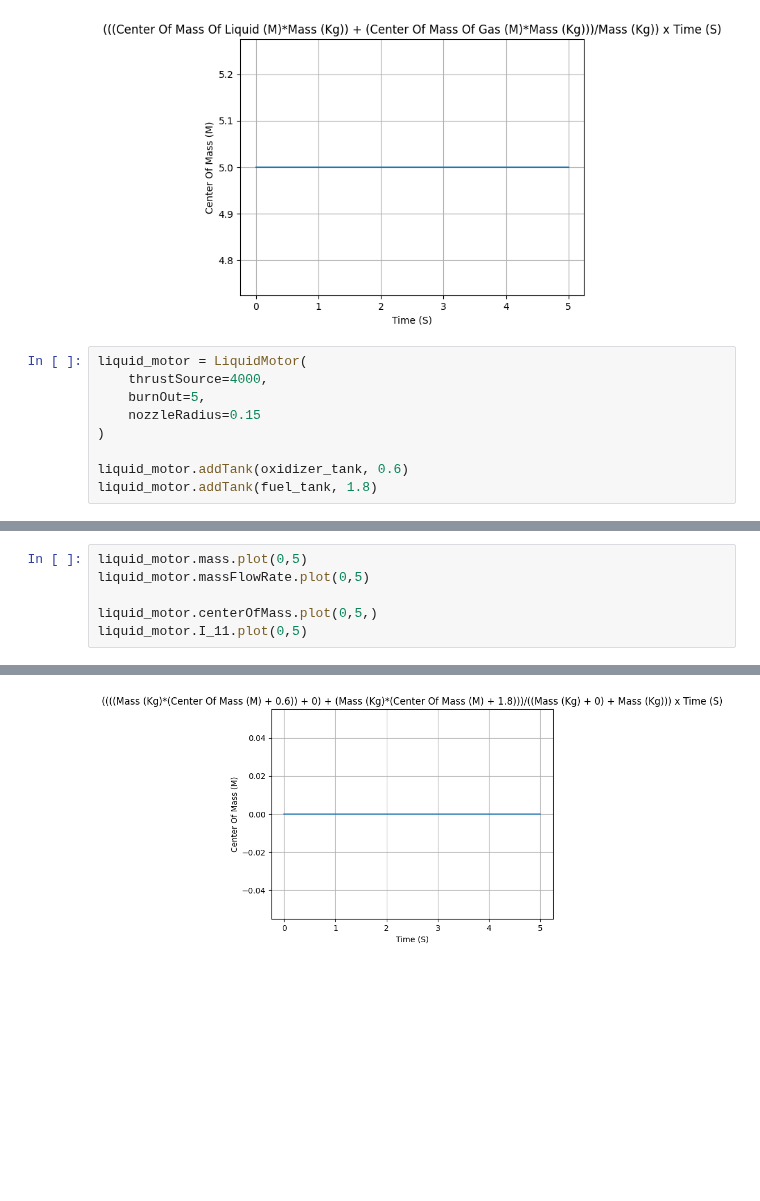
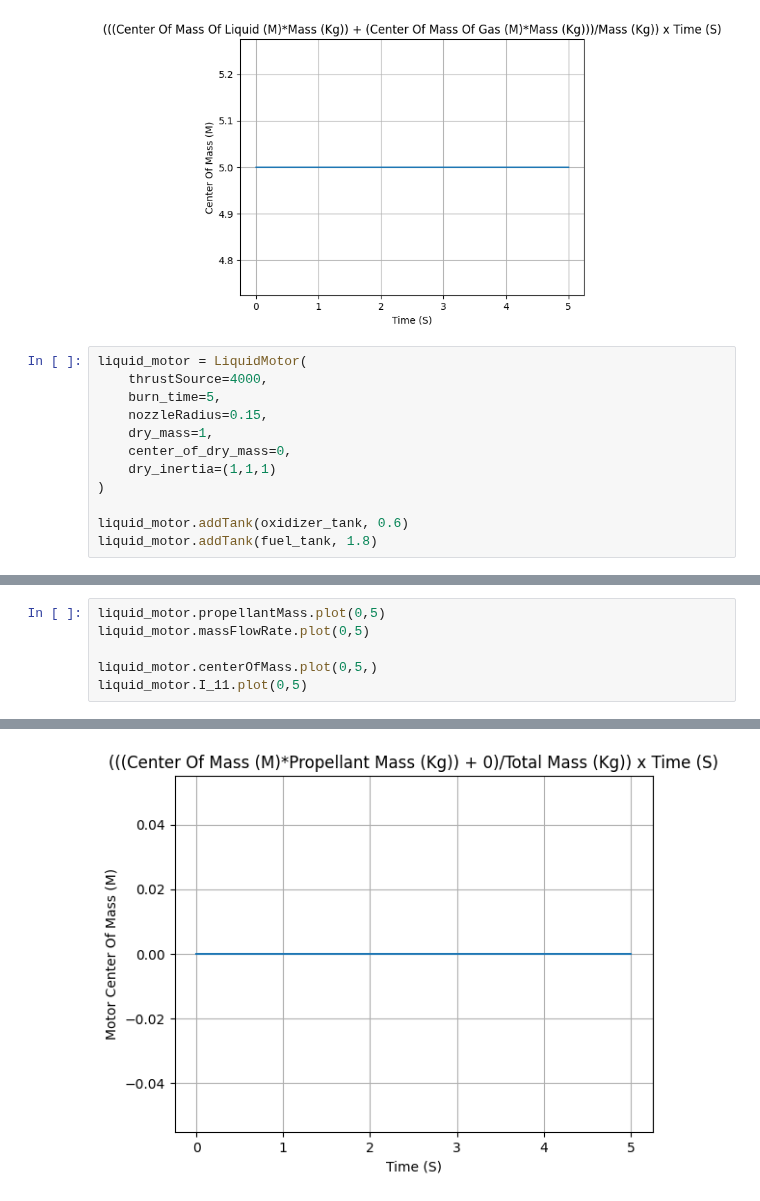
Before and after one commit to RocketPy-Team/RocketPy, a Jupyter notebook: docs/notebooks/example_liquid_empty.ipynb, the cells around one changed output, grey strips where cells are left out. Drawn from its saved outputs; the diff is of its cells as text; blank space fills up the shorter version.

```diff
--- a/docs/notebooks/example_liquid_empty.ipynb
+++ b/docs/notebooks/example_liquid_empty.ipynb
@@ -56,8 +56,11 @@ fuel_tank.centerOfMass()
 # %%
 liquid_motor = LiquidMotor(
     thrustSource=4000,
-    burnOut=5,
-    nozzleRadius=0.15
+    burn_time=5,
+    nozzleRadius=0.15,
+    dry_mass=1,
+    center_of_dry_mass=0,
+    dry_inertia=(1,1,1)
 )
 
 liquid_motor.addTank(oxidizer_tank, 0.6)
@@ -76,7 +79,7 @@ Total Impulse: 20000.000 Ns
 Plots
 [figure]
 # %%
-liquid_motor.mass.plot(0,5)
+liquid_motor.propellantMass.plot(0,5)
 liquid_motor.massFlowRate.plot(0,5)
 
 liquid_motor.centerOfMass.plot(0,5,)
@@ -86,2 +89,2 @@ liquid_motor.I_11.plot(0,5)
 [figure]
-[figure, old version]
+[figure, new version]
```
Also changed, not shown: parts of 2 cells of this notebook, 9 other files.
